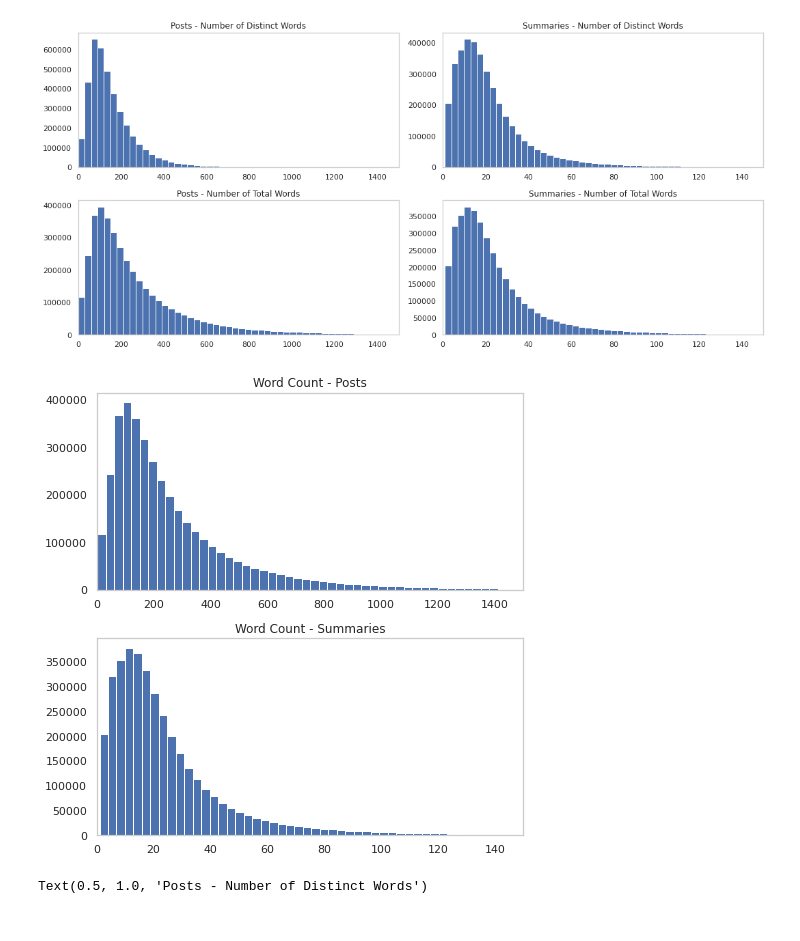
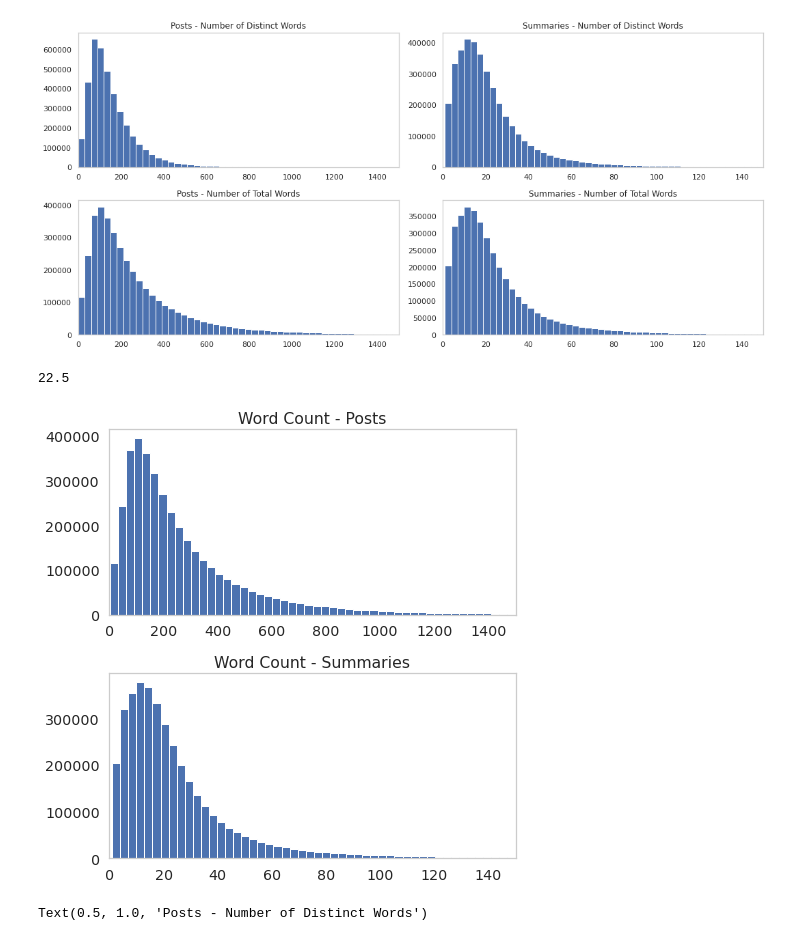
Before and after one commit to trevor-johnson/w266_reddit_summarization, a Jupyter notebook: data_setups/eda.ipynb, the cells around one changed output. Cells and saved outputs as stored; diff of their text form; code cells hidden in the pictures.

```diff
--- a/data_setups/eda.ipynb
+++ b/data_setups/eda.ipynb
@@ -92,9 +92,6 @@ df
 df.shape
 # %% [output]
 (3848330, 3)
-# %%
-# df_copy = df.copy()
-df = df_copy.copy()
 # %% [markdown]
 Count vocab by lowercasing all words and splitting words on whitespace.
 # %%
@@ -205,26 +202,33 @@ fig.tight_layout()
 fig.savefig('/content/gdrive/MyDrive/w266/word_counts.png', dpi=300)
 # %% [output]
 [figure]
+# %%
+15*1.5
+# %% [output]
+22.5
 # %%
 import seaborn as sns
-sns.set(font='Franklin Gothic Book', rc = {'figure.figsize':(15,8)})
+sns.set(font='Franklin Gothic Book', font_scale=1.3, rc = {'figure.figsize':(10,12)})
 sns.set_style("whitegrid", {'axes.grid' : False})
+# sns.set_context("notebook", rc={"font.size":16,
+#                                 "axes.titlesize":20,
+#                                 "axes.labelsize":18})
 
 fig, ax = plt.subplots(2, 1, figsize = (7,7))
 
 # count total words
 ax[0].hist(df[df['content_total_words'] < 1501]['content_total_words'], bins=50)
 ax[0].set_xlim(0, 1500)
 ax[0].title.set_text("Word Count - Posts")
 
 ax[1].hist(df[df['summary_total_words'] < 151]['summary_total_words'], bins=50)
 ax[1].set_xlim(0, 150)
 ax[1].title.set_text("Word Count - Summaries")
 
 fig.tight_layout()
-fig.savefig('/content/gdrive/MyDrive/w266/word_counts2.png', dpi=300)
+fig.savefig('/content/gdrive/MyDrive/w266/word_counts.png', dpi=300)
 # %% [output]
-[figure, old version]
+[figure, new version]
 # %%
 import seaborn as sns
 sns.set(font='Franklin Gothic Book', rc = {'figure.figsize':(15,8)})
```
Also changed, not shown: parts of 15 cells of this notebook, 4 other files.
